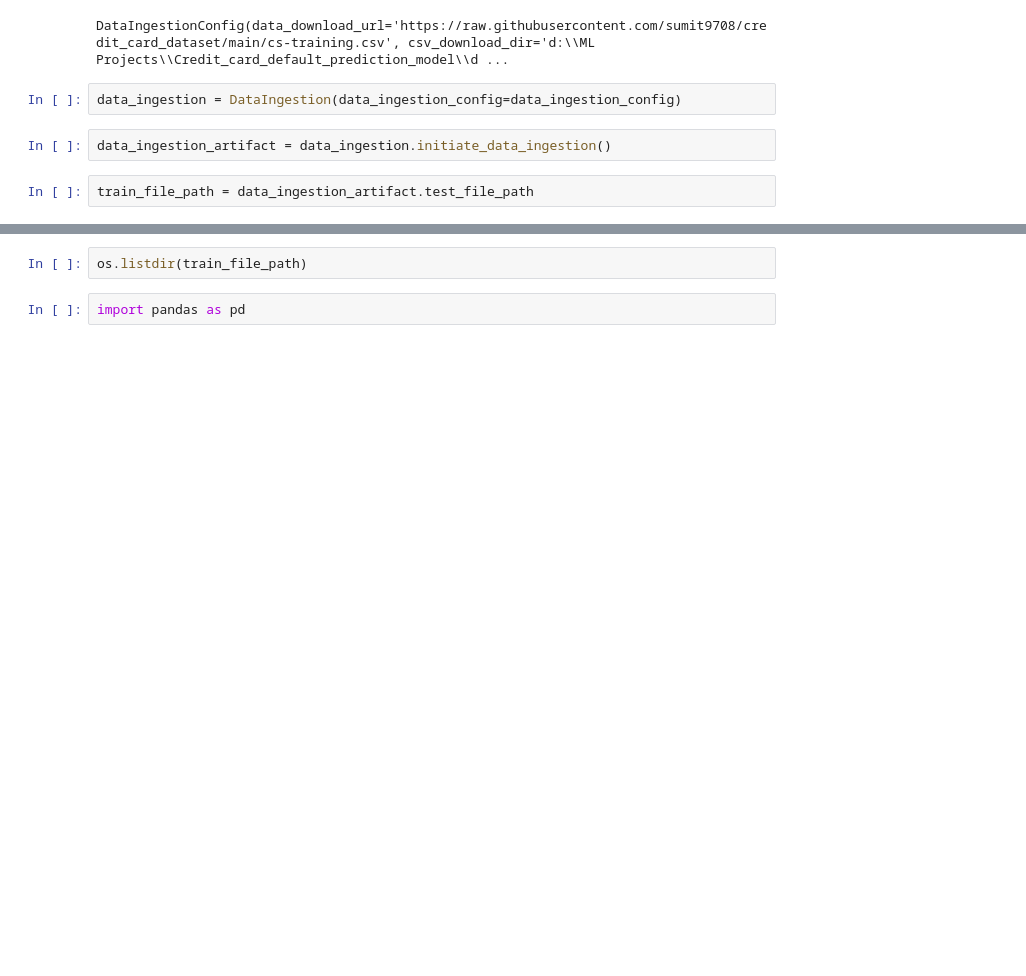
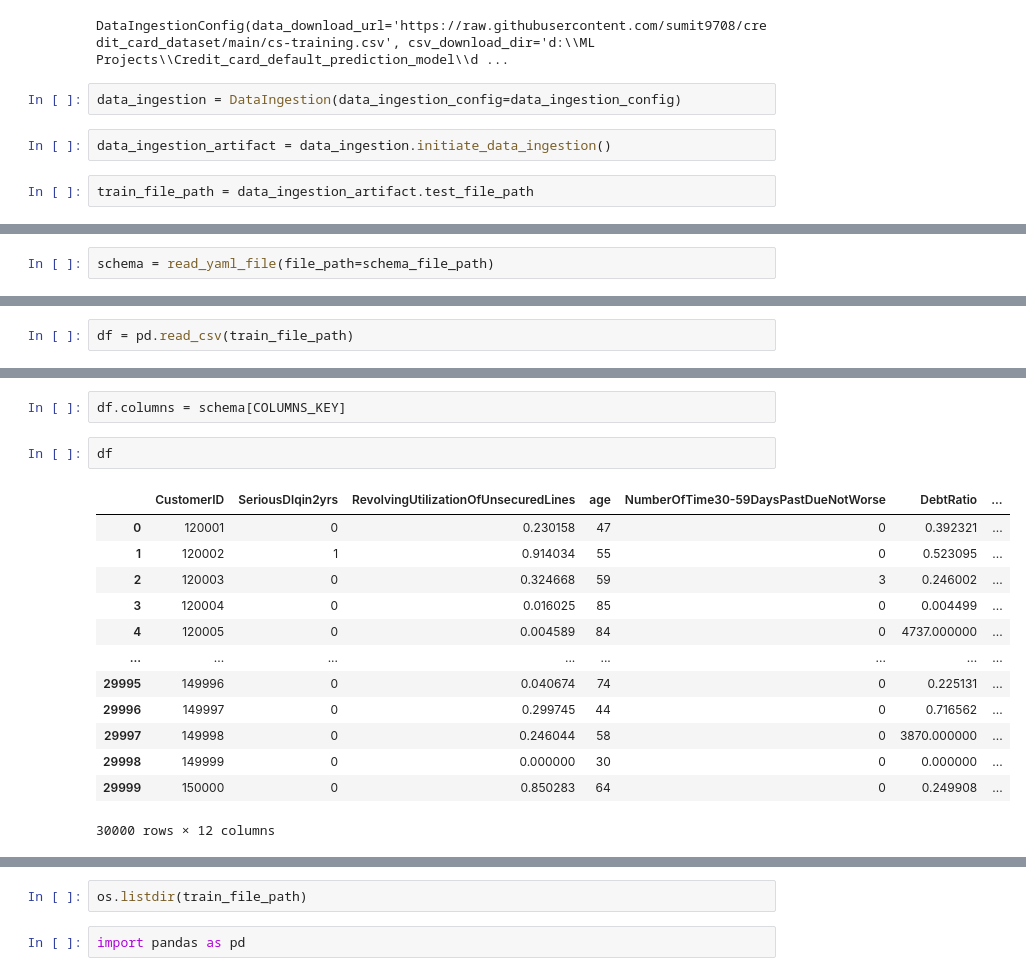
Before and after one commit to sumit9708/Credit_card_default_prediction_model, a Jupyter notebook: notebook/example.ipynb, the cells around one changed output, grey strips where cells are left out. Saved outputs shown, nothing was run; the diff lists cells and outputs as text; blank space fills up the shorter version.

```diff
--- a/notebook/example.ipynb
+++ b/notebook/example.ipynb
@@ -71,0 +78,2 @@ train_file_path
+# %%
+schema = read_yaml_file(file_path=schema_file_path)
@@ -71,0 +119,2 @@ train_file_path
+# %%
+df = pd.read_csv(train_file_path)
@@ -71,0 +147,18 @@ train_file_path
+# %%
+df.columns = schema[COLUMNS_KEY]
+# %%
+df
+# %% [output]
+|  | CustomerID | SeriousDlqin2yrs | RevolvingUtilizationOfUnsecuredLines | age | NumberOfTime30-59DaysPastDueNotWorse | DebtRatio | ... |
+| 0 | 120001 | 0 | 0.230158 | 47 | 0 | 0.392321 | ... |
+| 1 | 120002 | 1 | 0.914034 | 55 | 0 | 0.523095 | ... |
+| 2 | 120003 | 0 | 0.324668 | 59 | 3 | 0.246002 | ... |
+| 3 | 120004 | 0 | 0.016025 | 85 | 0 | 0.004499 | ... |
+| 4 | 120005 | 0 | 0.004589 | 84 | 0 | 4737.000000 | ... |
+| ... | ... | ... | ... | ... | ... | ... | ... |
+| 29995 | 149996 | 0 | 0.040674 | 74 | 0 | 0.225131 | ... |
+| 29996 | 149997 | 0 | 0.299745 | 44 | 0 | 0.716562 | ... |
+| 29997 | 149998 | 0 | 0.246044 | 58 | 0 | 3870.000000 | ... |
+| 29998 | 149999 | 0 | 0.000000 | 30 | 0 | 0.000000 | ... |
+| 29999 | 150000 | 0 | 0.850283 | 64 | 0 | 0.249908 | ... |
+30000 rows × 12 columns
```
Also changed, not shown: parts of 28 cells of this notebook, 10 other files.
